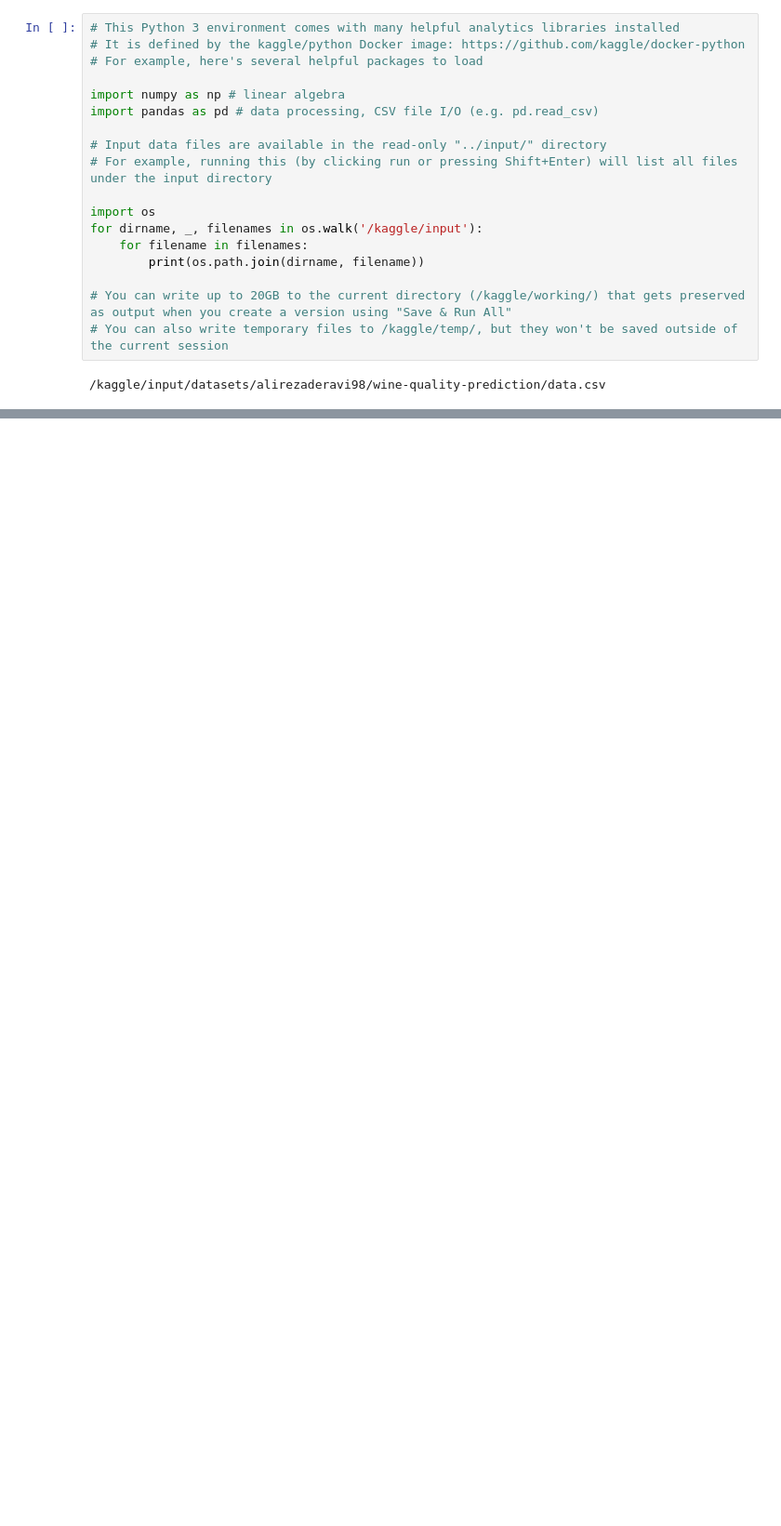
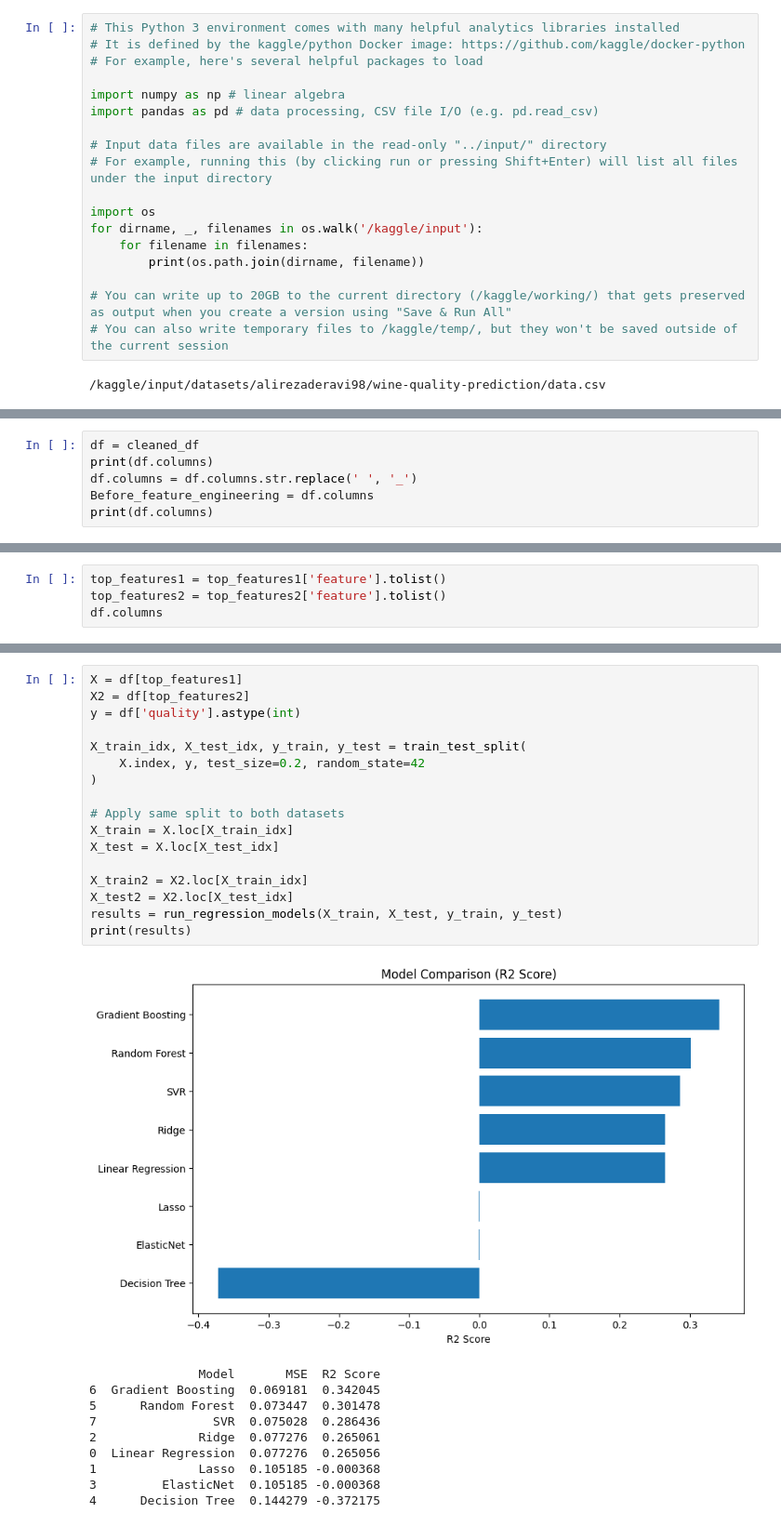
Before and after one commit to alirezaderavi/Wine-Quality-Prediction, a Jupyter notebook: notebooka85004353b.ipynb, the cells around one changed output, grey strips where cells are left out. Shown at 93% size. Drawn from its saved outputs; the diff is of its cells as text; blank space fills up the shorter version.

```diff
--- a/notebooka85004353b.ipynb
+++ b/notebooka85004353b.ipynb
@@ -20,0 +297,6 @@ for dirname, _, filenames in os.walk('/kaggle/input'):
+# %%
+df = cleaned_df
+print(df.columns)
+df.columns = df.columns.str.replace(' ', '_')
+Before_feature_engineering = df.columns
+print(df.columns)
@@ -20,0 +432,4 @@ for dirname, _, filenames in os.walk('/kaggle/input'):
+# %%
+top_features1 = top_features1['feature'].tolist()
+top_features2 = top_features2['feature'].tolist()
+df.columns
@@ -20,0 +443,28 @@ for dirname, _, filenames in os.walk('/kaggle/input'):
+# %%
+X = df[top_features1]
+X2 = df[top_features2]
+y = df['quality'].astype(int)
+
+X_train_idx, X_test_idx, y_train, y_test = train_test_split(
+    X.index, y, test_size=0.2, random_state=42
+)
+
+# Apply same split to both datasets
+X_train = X.loc[X_train_idx]
+X_test = X.loc[X_test_idx]
+
+X_train2 = X2.loc[X_train_idx]
+X_test2 = X2.loc[X_test_idx]
+results = run_regression_models(X_train, X_test, y_train, y_test)
+print(results)
+# %% [output]
+[figure, added]
+               Model       MSE  R2 Score
+6  Gradient Boosting  0.069181  0.342045
+5      Random Forest  0.073447  0.301478
+7                SVR  0.075028  0.286436
+2              Ridge  0.077276  0.265061
+0  Linear Regression  0.077276  0.265056
+1              Lasso  0.105185 -0.000368
+3         ElasticNet  0.105185 -0.000368
+4      Decision Tree  0.144279 -0.372175
```
Also changed, not shown: parts of 13 cells of this notebook.
